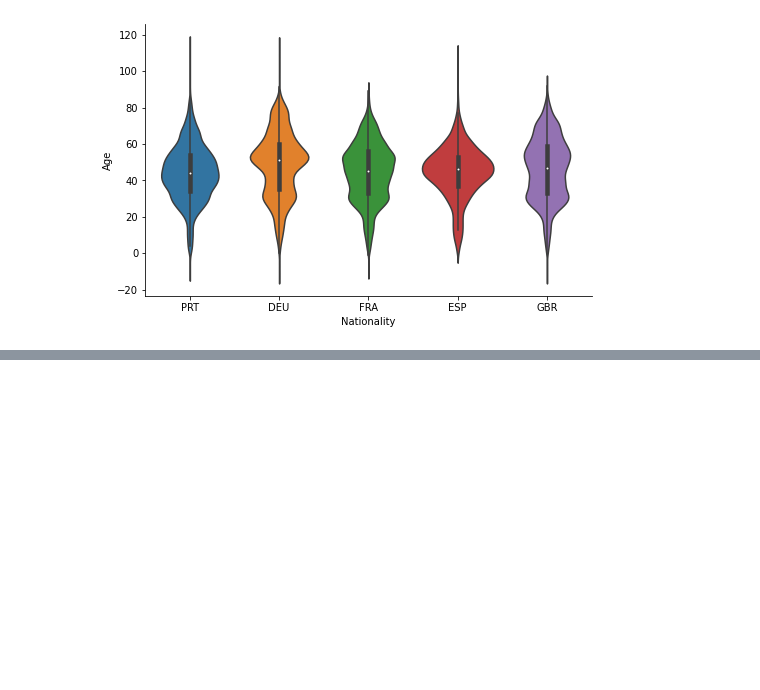
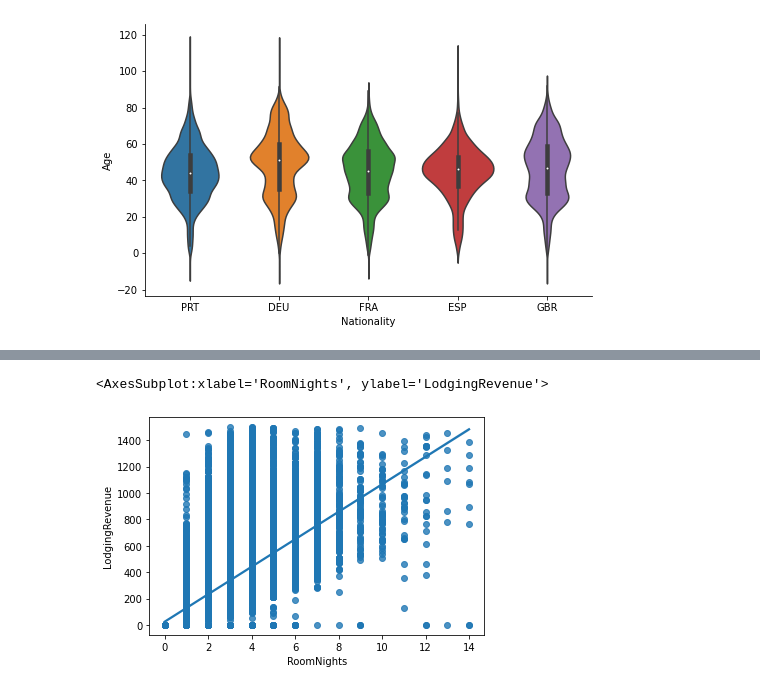
Before and after one commit to naruhikohama/dataviz-python, a Jupyter notebook: Seaborn/seaborn_assignments.ipynb, the cells around one changed output, grey strips where cells are left out. Drawn from its saved outputs; the diff is of its cells as text; code cells hidden in the pictures; blank space fills up the shorter version.

```diff
--- a/Seaborn/seaborn_assignments.ipynb
+++ b/Seaborn/seaborn_assignments.ipynb
@@ -94,0 +106,9 @@ plt.show()
+# %%
+sns.regplot(
+    data = top5_countries.query('LodgingRevenue < 1500 and RoomNights < 15'),
+    x = 'RoomNights',
+    y = 'LodgingRevenue'
+)
+# %% [output]
+<AxesSubplot:xlabel='RoomNights', ylabel='LodgingRevenue'>
+[figure, added]
```
Also changed, not shown: parts of 5 cells of this notebook.
